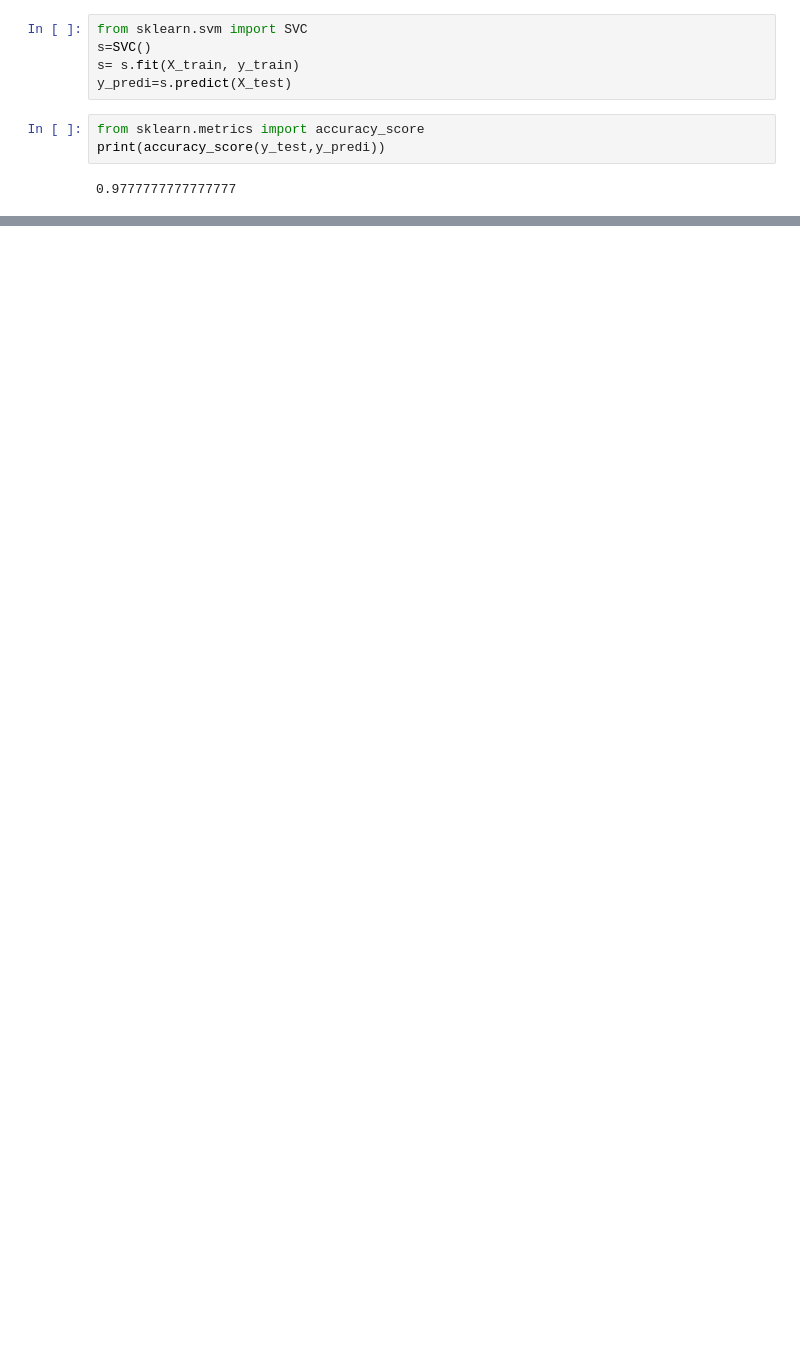
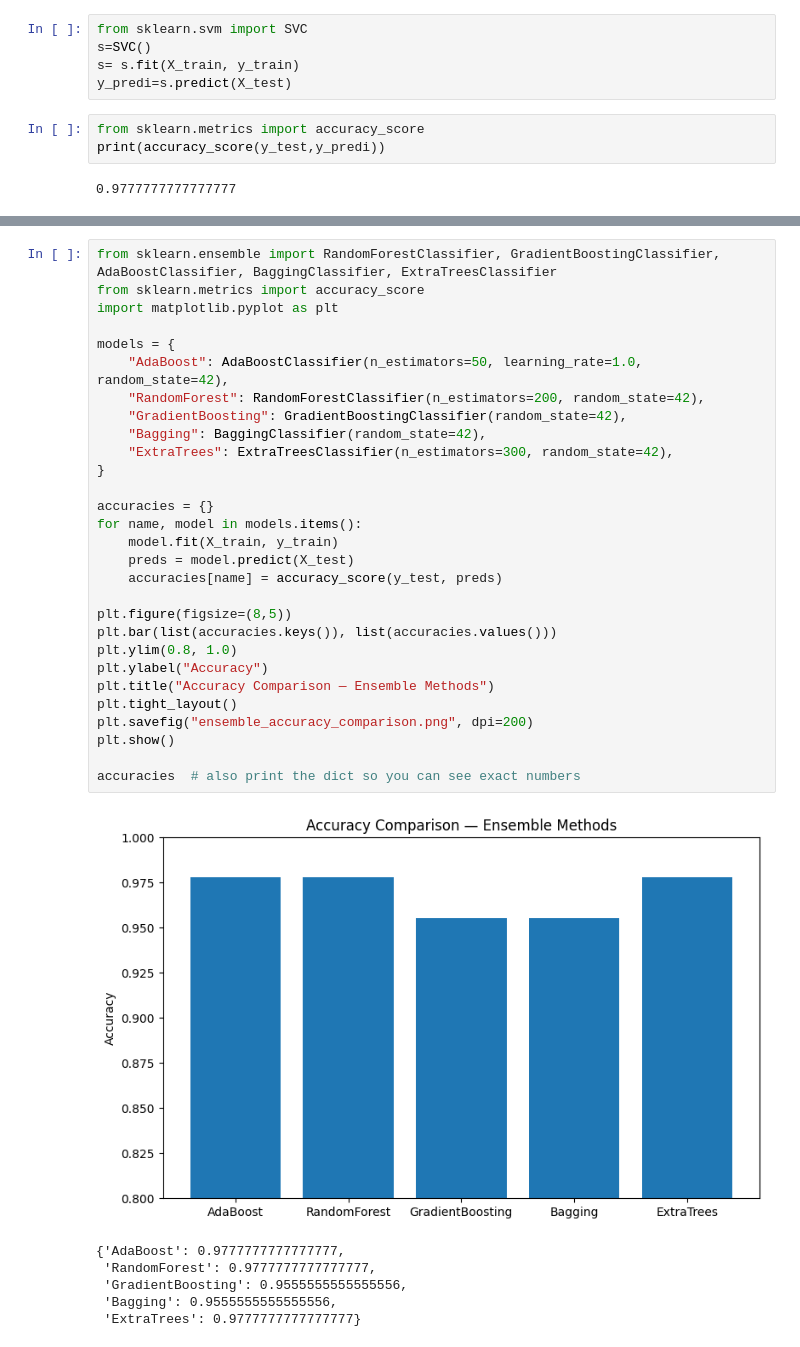
Before and after one commit to ruturaj-018/Machine-learning-blueprints, a Jupyter notebook: 08-Ensemble-Learning/Ensemble.ipynb, the cells around one changed output, grey strips where cells are left out. Saved outputs shown, nothing was run; the diff lists cells and outputs as text; blank space fills up the shorter version.

```diff
--- a/08-Ensemble-Learning/Ensemble.ipynb
+++ b/08-Ensemble-Learning/Ensemble.ipynb
@@ -53,0 +88,36 @@ print(accuracy_score(y_test,y_predi))
+# %%
+from sklearn.ensemble import RandomForestClassifier, GradientBoostingClassifier, AdaBoostClassifier, BaggingClassifier, ExtraTreesClassifier
+from sklearn.metrics import accuracy_score
+import matplotlib.pyplot as plt
+
+models = {
+    "AdaBoost": AdaBoostClassifier(n_estimators=50, learning_rate=1.0, random_state=42),
+    "RandomForest": RandomForestClassifier(n_estimators=200, random_state=42),
+    "GradientBoosting": GradientBoostingClassifier(random_state=42),
+    "Bagging": BaggingClassifier(random_state=42),
+    "ExtraTrees": ExtraTreesClassifier(n_estimators=300, random_state=42),
+}
+
+accuracies = {}
+for name, model in models.items():
+    model.fit(X_train, y_train)
+    preds = model.predict(X_test)
+    accuracies[name] = accuracy_score(y_test, preds)
+
+plt.figure(figsize=(8,5))
+plt.bar(list(accuracies.keys()), list(accuracies.values()))
+plt.ylim(0.8, 1.0)
+plt.ylabel("Accuracy")
+plt.title("Accuracy Comparison — Ensemble Methods")
+plt.tight_layout()
+plt.savefig("ensemble_accuracy_comparison.png", dpi=200)
+plt.show()
+
+accuracies  # also print the dict so you can see exact numbers
+# %% [output]
+[figure, added]
+{'AdaBoost': 0.9777777777777777,
+ 'RandomForest': 0.9777777777777777,
+ 'GradientBoosting': 0.9555555555555556,
+ 'Bagging': 0.9555555555555556,
+ 'ExtraTrees': 0.9777777777777777}
```
Also changed, not shown: parts of 4 cells of this notebook.
